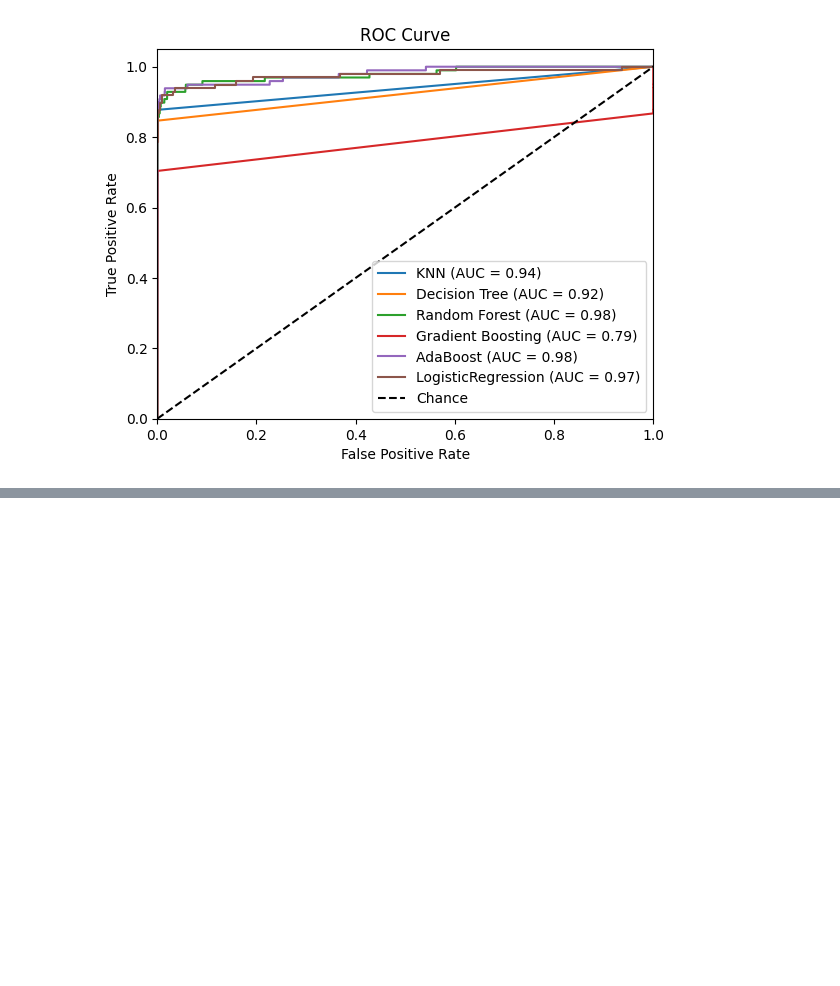
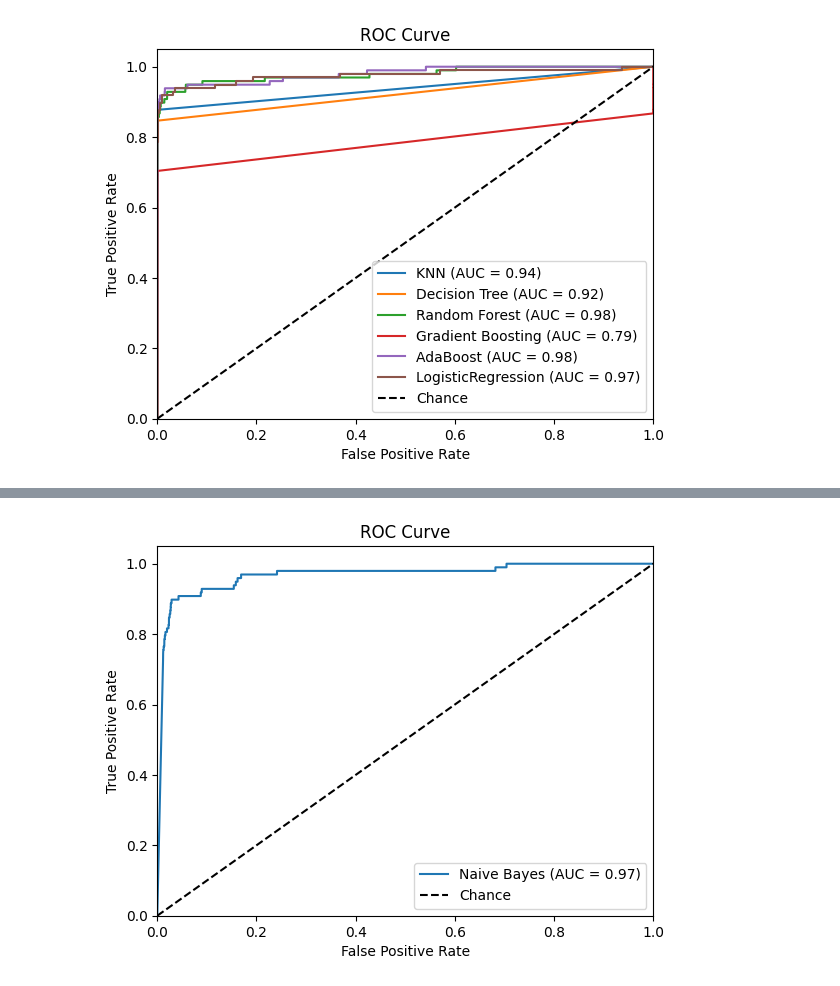
Before and after one commit to Nanuccio01/CREDIT_CARD_FRAUD_DETECTION, a Jupyter notebook: Code/Analysis e Scheme.ipynb, the cells around one changed output, grey strips where cells are left out. Cells and saved outputs as stored; diff of their text form; code cells hidden in the pictures; blank space fills up the shorter version.

```diff
--- a/Code/Analysis e Scheme.ipynb
+++ b/Code/Analysis e Scheme.ipynb
@@ -1732,3 +1740,98 @@ weighted avg       1.00      1.00      1.00     56962
 | 3 | Accuratezza Test | 0.999122 |
 | 4 | Accuratezza Train | 0.999232 |
 [figure]
+# %%
+#Dataset completo
+
+# Specifica il percorso del file CSV contenente il dataset
+csv_path = '/Users/tanon/CREDIT_CARD_FRAUD_DETECTION/Dataset/creditcard.csv'
+
+# Legge il file CSV e crea il dataframe "dataset"
+dataset = pd.read_csv(csv_path)
+
+# Crea una copia del dataframe per lavorarci senza alterare il dataframe originale
+data = dataset.copy()
+
+# Inizializza un oggetto RobustScaler per scalare le colonne "Amount" e "Time"
+rob_scaler = RobustScaler()
+
+# Scalatura delle colonne "Amount" e "Time" e creazione di nuove colonne scalate
+data['scaled_amount'] = rob_scaler.fit_transform(data['Amount'].values.reshape(-1, 1))
+data['scaled_time'] = rob_scaler.fit_transform(data['Time'].values.reshape(-1, 1))
+
+# Rimuove le colonne originali "Time" e "Amount" dal dataframe
+data.drop(['Time', 'Amount'], axis=1, inplace=True)
+
+# Estrae le colonne scalate "scaled_amount" e "scaled_time" in nuove variabili
+scaled_amount = data['scaled_amount']
+scaled_time = data['scaled_time']
+
+# Rimuove le colonne scalate "scaled_amount" e "scaled_time" dal dataframe
+data.drop(['scaled_amount', 'scaled_time'], axis=1, inplace=True)
+
+# Inserisce nuovamente le colonne scalate all'inizio del dataframe
+data.insert(0, 'scaled_amount', scaled_amount)
+data.insert(1, 'scaled_time', scaled_time)
+
+# Estrae le features (variabili indipendenti) dal dataframe escludendo la colonna "Class"
+X = data.drop(["Class"], axis=1).values
+# Estrae le etichette di classe dalla colonna "Class" del dataframe
+y = data["Class"].values
+
+# Divide i dati in set di addestramento e di test usando train_test_split
+Original_X_train, Original_X_test, Original_y_train, Original_y_test = train_test_split(X, y, test_size=0.2, random_state=42)
+
+# Crea un oggetto del classificatore Naive Bayes (ad esempio, Gaussian Naive Bayes)
+clf = GaussianNB()
+
+clf_names='Naive Bayes'
+
+# Addestra il modello sui dati di addestramento
+clf.fit(Original_X_train, Original_y_train)
+
+# Effettua previsioni sul set di test
+Original_y_pred = clf.predict(Original_X_test)
+
+#Stampa il report di classificazione per valutare le prestazioni del modello
+print(type(clf).__name__, "Classification_report:\n", classification_report(Original_y_test, Original_y_pred))
+
+# Calcola le previsioni delle probabilità per la curva ROC
+y_pred_prob = clf.predict_proba(Original_X_test)[:, 1]
+
+# Calcola i valori per la curva ROC
+fpr, tpr, _ = roc_curve(Original_y_test, y_pred_prob)
+roc_auc = auc(fpr, tpr)
+
+# Calcola le metriche desiderate
+y_pred_train = clf.predict(Original_X_train)
+precision = precision_score(Original_y_test, Original_y_pred)
+recall = recall_score(Original_y_test, Original_y_pred)
+f1 = f1_score(Original_y_test, Original_y_pred)
+accuracy = accuracy_score(Original_y_test, Original_y_pred)
+accuracy_train = accuracy_score(Original_y_train, y_pred_train)
+
+# Crea e visualizza una tabella delle metriche con gradienti di colore
+metrics_table = pd.DataFrame({ 'Metrica': ['Precision', 'Recall', 'F1 Score', 'Accuratezza Test', 'Accuratezza Train'],
+    'Valore': [precision, recall, f1, accuracy, accuracy_train]
+})
+
+metrics_table_styled = metrics_table.style.background_gradient(cmap='YlGnBu', subset=['Valore'])
+display(metrics_table_styled)
+
+# Disegna la curva ROC per il modello corrente
+plt.plot(fpr, tpr, label=f'{clf_names} (AUC = {roc_auc:.2f})')
+
+# Linea di riferimento casuale
+plt.plot([0, 1], [0, 1], 'k--', label='Chance')
+
+# Dettagli del grafico ROC
+plt.xlim([0.0, 1.0])
+plt.ylim([0.0, 1.05])
+plt.xlabel('False Positive Rate')
+plt.ylabel('True Positive Rate')
+plt.title('ROC Curve')
+plt.legend(loc="lower right")
+
+# Mostra il grafico ROC
+plt.show()
+# %% [output]
@@ -1734,0 +1853 @@ weighted avg       1.00      1.00      1.00     56962
+[figure, added]
```
Also changed, not shown: parts of 5 cells of this notebook, 1 other file.
